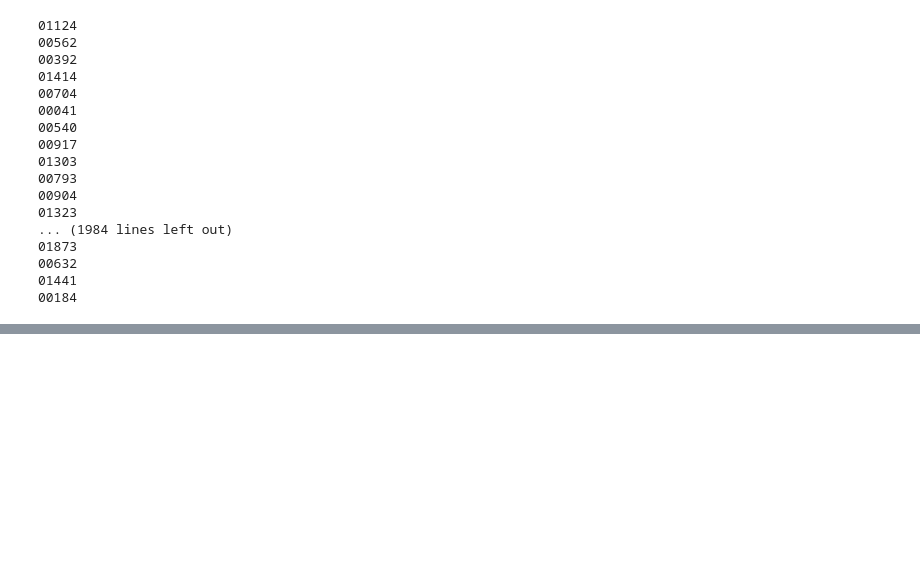
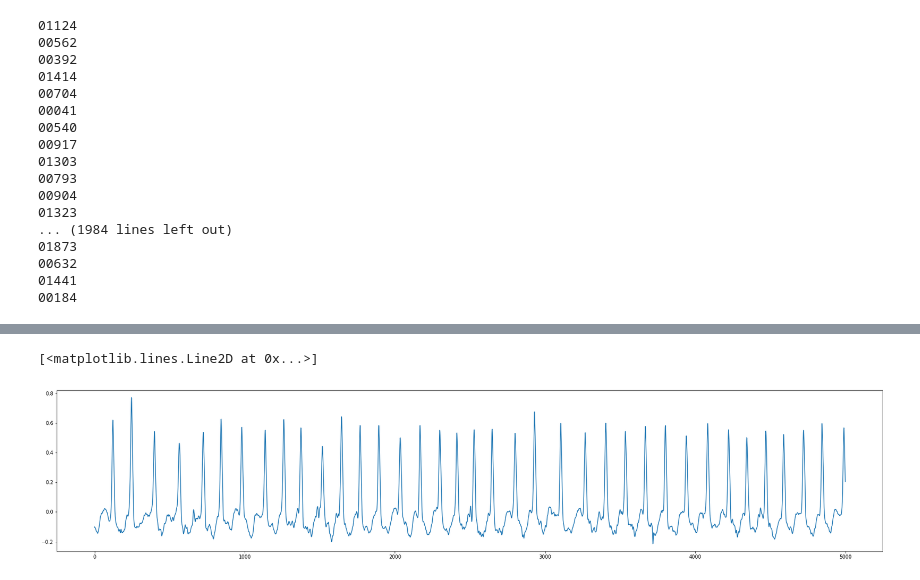
Before and after one commit to mato00/pseudo-periodic, a Jupyter notebook: data_augment.ipynb, the cells around one changed output, grey strips where cells are left out. Saved outputs shown, nothing was run; the diff lists cells and outputs as text; code cells hidden in the pictures; blank space fills up the shorter version.

```diff
--- a/data_augment.ipynb
+++ b/data_augment.ipynb
@@ -43,7 +43,7 @@ for ref_file in os.listdir(REF_PATH):
     ecg_period = preprocessing.scale(ecg_hp)
 
     for ann in ann_d:
-        ann_target[ann-5: ann+5] += 1
+        ann_target[ann-2: ann+3] += 1
 
     # ann_target = ep.convert_to_one_hot(ann_target, 2)
 
@@ -153,0 +154,8 @@ plt.plot(label)
+# %%
+data = sio.loadmat('/data/ECG/CPSC2019/debug/data/data_00549.mat')['ecg'].squeeze()
+# %%
+plt.figure(figsize=(30,6))
+plt.plot(data)
+# %% [output]
+[<matplotlib.lines.Line2D at 0x...>]
+[figure, added]
```
Also changed, not shown: parts of 1 cell of this notebook, 5 other files.
